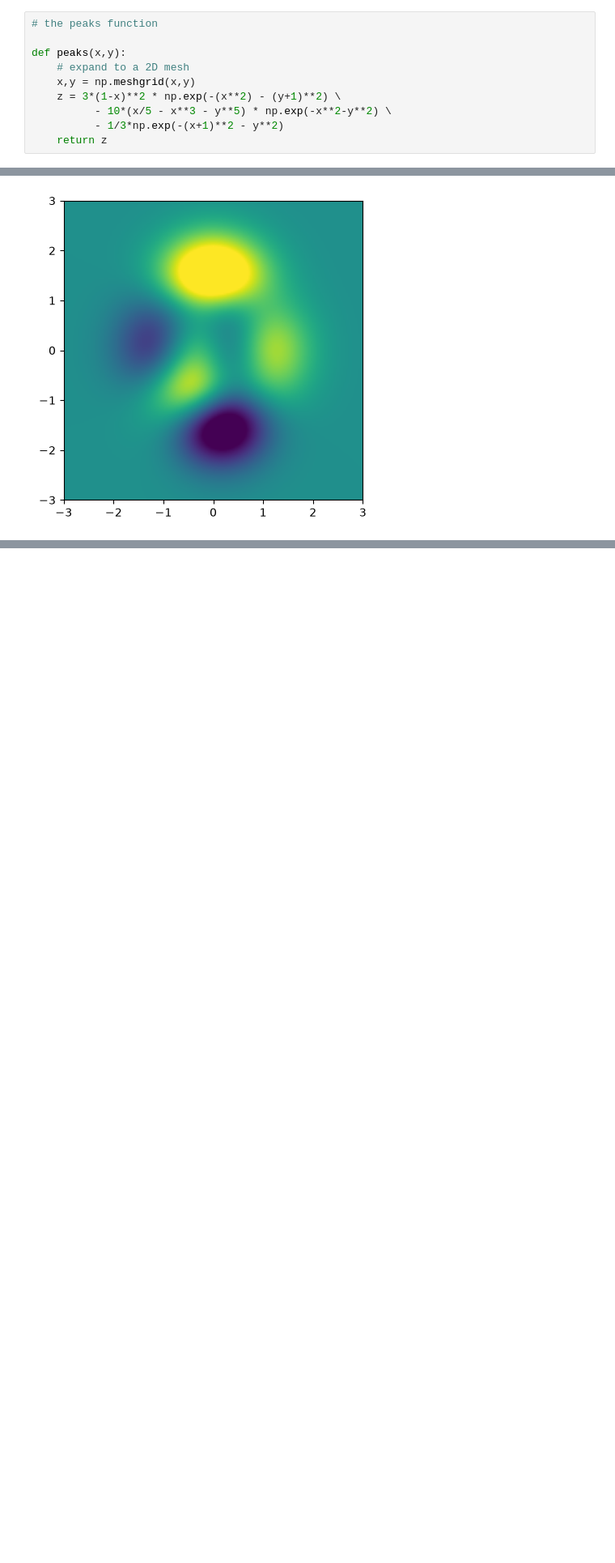
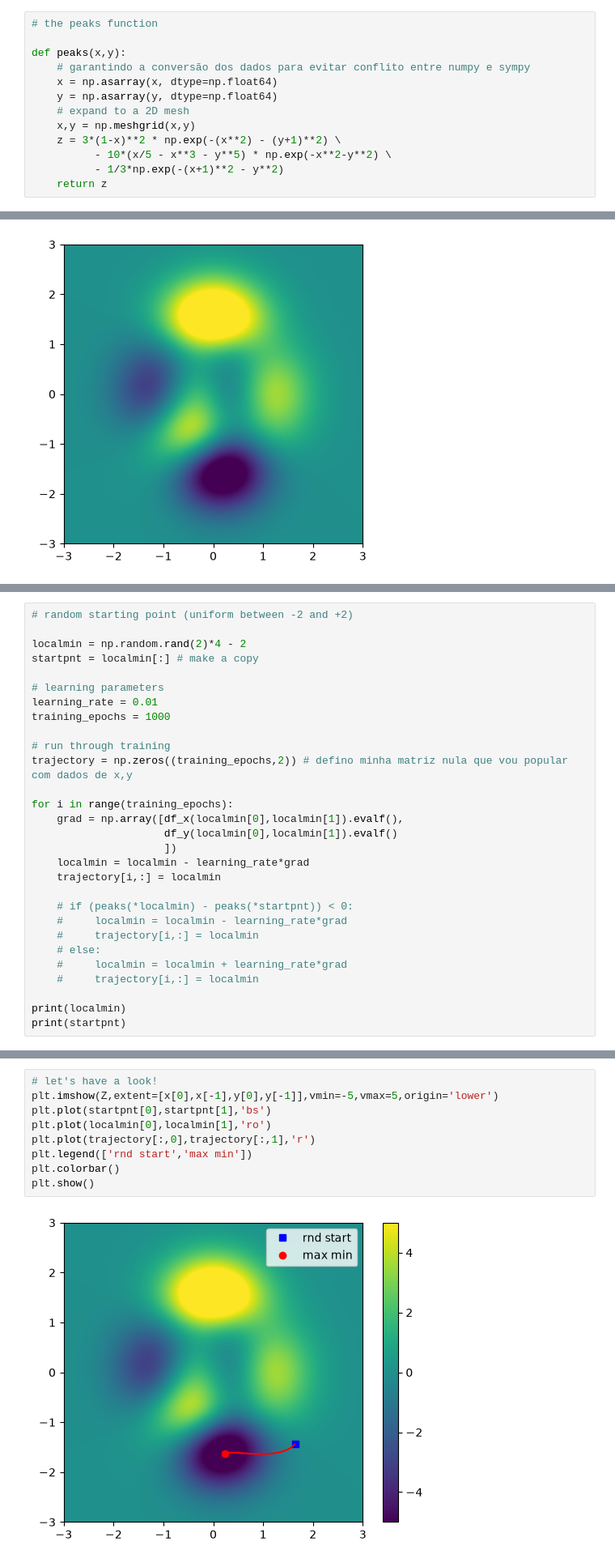
Before and after one commit to ISO158/udemy-deep-learning-cohen, a Jupyter notebook: 02-gradient-descent/02_gradient_numpy_pytorch.ipynb, the cells around one changed output, grey strips where cells are left out. Shown at 81% size. Saved outputs shown, nothing was run; the diff lists cells and outputs as text; blank space fills up the shorter version.

Commit message:
aplicando o gradiente decrescente para o caso 2D

```diff
--- a/02-gradient-descent/02_gradient_numpy_pytorch.ipynb
+++ b/02-gradient-descent/02_gradient_numpy_pytorch.ipynb
@@ -13,6 +13,9 @@ import sympy as sym # permite calcular as derivadas parciais
 # the peaks function
 
 def peaks(x,y):
+    # garantindo a conversão dos dados para evitar conflito entre numpy e sympy
+    x = np.asarray(x, dtype=np.float64)
+    y = np.asarray(y, dtype=np.float64)
     # expand to a 2D mesh
     x,y = np.meshgrid(x,y)
     z = 3*(1-x)**2 * np.exp(-(x**2) - (y+1)**2) \
@@ -34,0 +55,29 @@ plt.show()
+# %%
+# random starting point (uniform between -2 and +2)
+
+localmin = np.random.rand(2)*4 - 2
+startpnt = localmin[:] # make a copy
+
+# learning parameters
+learning_rate = 0.01
+training_epochs = 1000
+
+# run through training
+trajectory = np.zeros((training_epochs,2)) # defino minha matriz nula que vou popular com dados de x,y
+
+for i in range(training_epochs):
+    grad = np.array([df_x(localmin[0],localmin[1]).evalf(),
+                     df_y(localmin[0],localmin[1]).evalf()
+                     ])
+    localmin = localmin - learning_rate*grad
+    trajectory[i,:] = localmin
+
+    # if (peaks(*localmin) - peaks(*startpnt)) < 0:
+    #     localmin = localmin - learning_rate*grad
+    #     trajectory[i,:] = localmin
+    # else:
+    #     localmin = localmin + learning_rate*grad
+    #     trajectory[i,:] = localmin
+
+print(localmin)
+print(startpnt)
@@ -34,0 +87,11 @@ plt.show()
+# %%
+# let's have a look!
+plt.imshow(Z,extent=[x[0],x[-1],y[0],y[-1]],vmin=-5,vmax=5,origin='lower')
+plt.plot(startpnt[0],startpnt[1],'bs')
+plt.plot(localmin[0],localmin[1],'ro')
+plt.plot(trajectory[:,0],trajectory[:,1],'r')
+plt.legend(['rnd start','max min'])
+plt.colorbar()
+plt.show()
+# %% [output]
+[figure, added]
```
Also changed, not shown: parts of 3 cells of this notebook.
